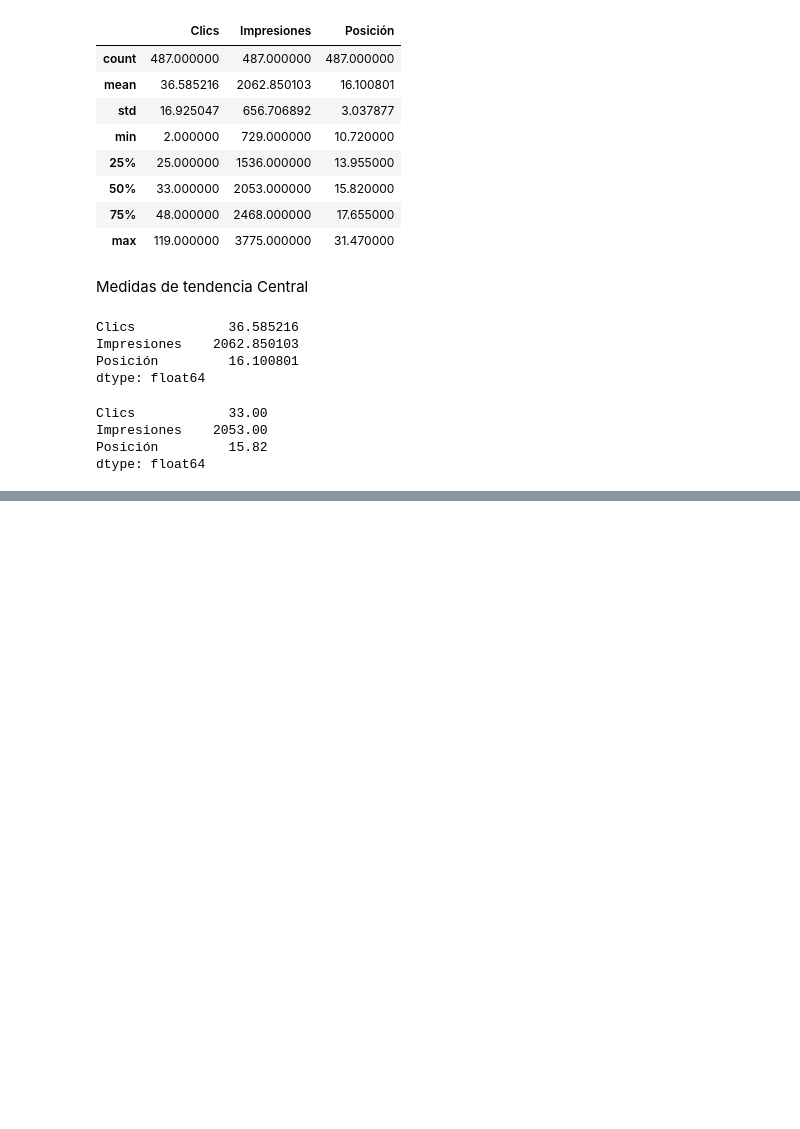
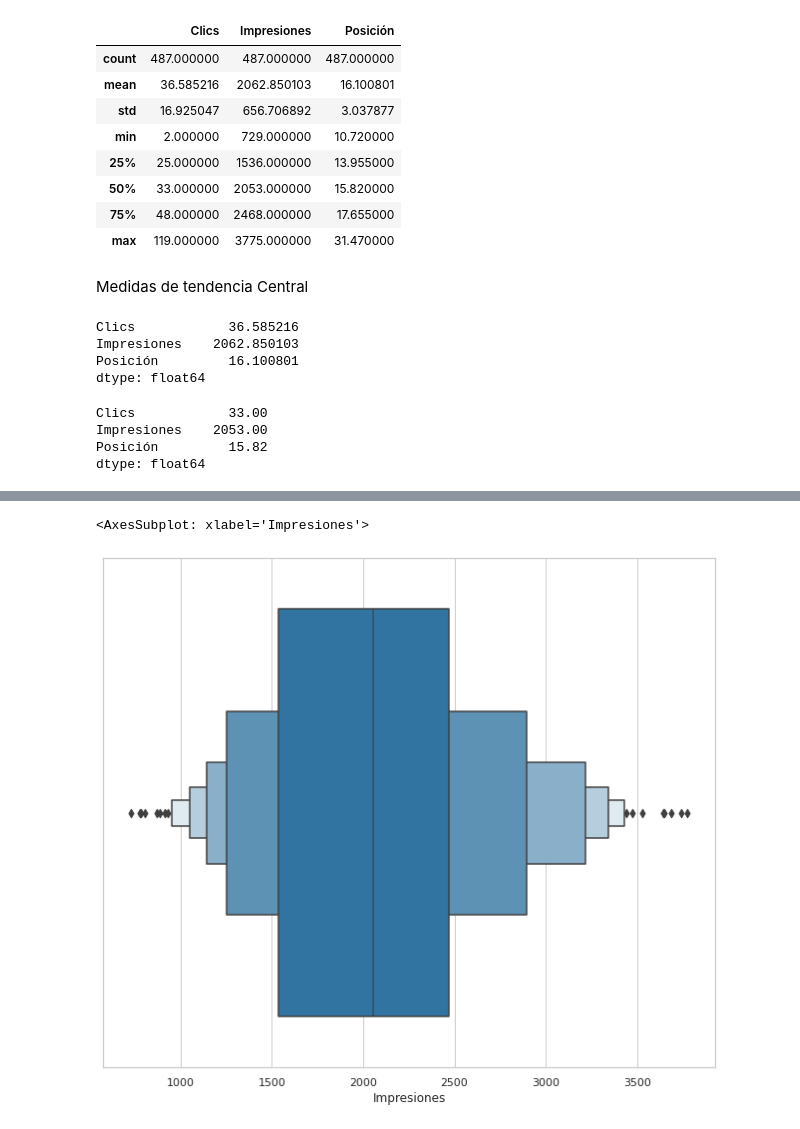
Before and after one commit to alexpin/Curso-Python, a Jupyter notebook: EDA/IFA.ipynb, the cells around one changed output, grey strips where cells are left out. Cells and saved outputs as stored; diff of their text form; code cells hidden in the pictures; blank space fills up the shorter version.

```diff
--- a/EDA/IFA.ipynb
+++ b/EDA/IFA.ipynb
@@ -192,0 +397,8 @@ df.mode()
+# %%
+sns.boxenplot(
+    data=df,
+    x='Impresiones'
+)
+# %% [output]
+<AxesSubplot: xlabel='Impresiones'>
+[figure, added]
```
Also changed, not shown: parts of 74 cells of this notebook.
